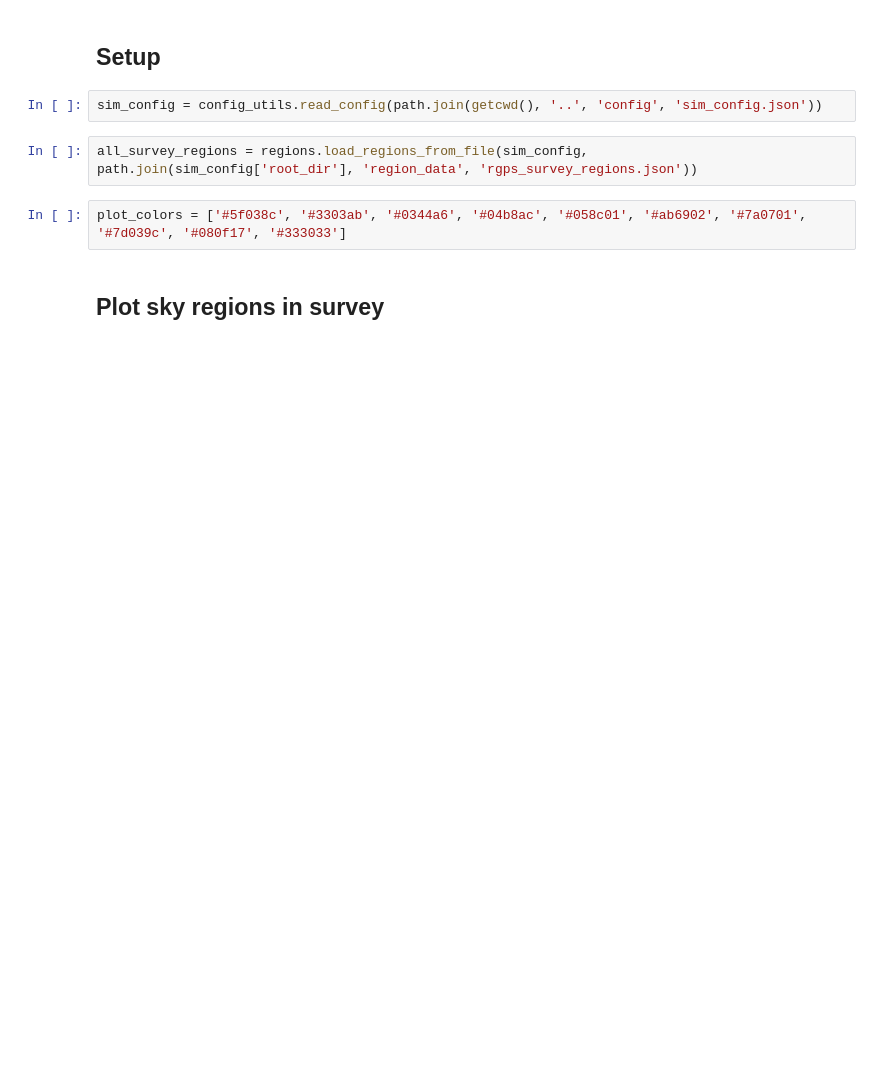
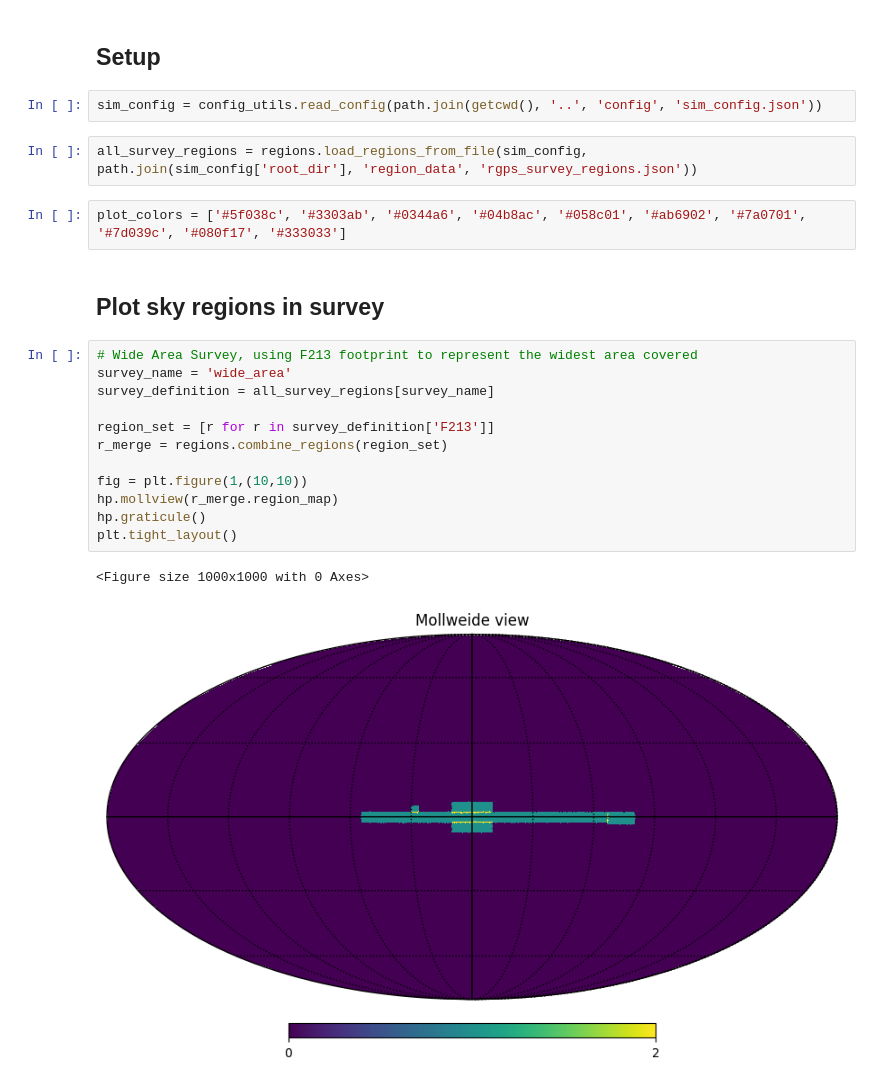
Before and after one commit to rachel3834/rgps, a Jupyter notebook: notebooks/RGPS_survey_design.ipynb, the cells around one changed output. Cells and saved outputs as stored; diff of their text form; blank space fills up the shorter version.

Commit message:
Verified that regions are created with pixels in the right coordinate system

```diff
--- a/notebooks/RGPS_survey_design.ipynb
+++ b/notebooks/RGPS_survey_design.ipynb
@@ -27,6 +28,21 @@ all_survey_regions = regions.load_regions_from_file(sim_config, path.join(sim_co
 plot_colors = ['#5f038c', '#3303ab', '#0344a6', '#04b8ac', '#058c01', '#ab6902', '#7a0701', '#7d039c', '#080f17', '#333033']
 # %% [markdown]
 ## Plot sky regions in survey
+# %%
+# Wide Area Survey, using F213 footprint to represent the widest area covered
+survey_name = 'wide_area'
+survey_definition = all_survey_regions[survey_name]
+
+region_set = [r for r in survey_definition['F213']]
+r_merge = regions.combine_regions(region_set)
+
+fig = plt.figure(1,(10,10))
+hp.mollview(r_merge.region_map)
+hp.graticule()
+plt.tight_layout()
+# %% [output]
+<Figure size 1000x1000 with 0 Axes>
+[figure, added]
 # %%
 survey_name = 'wide_area'
 survey_definition = all_survey_regions[survey_name]
```
Also changed, not shown: parts of 2 cells of this notebook, 2 other files.
